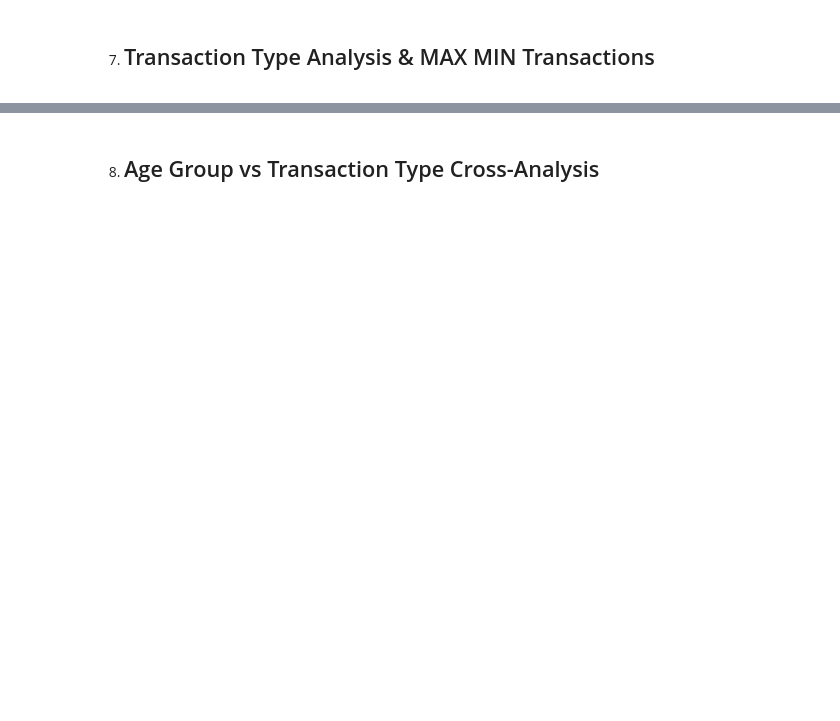
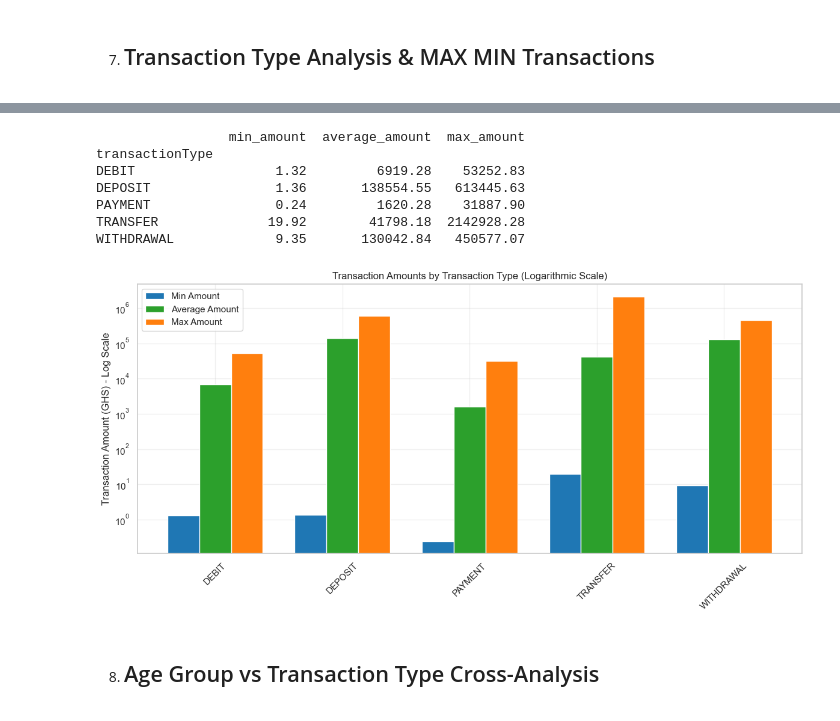
Before and after one commit to Qwodjo/Ghana-mobile-money-insights, a Jupyter notebook: notebooks/EDA_analysis.ipynb, the cells around one changed output, grey strips where cells are left out. Cells and saved outputs as stored; diff of their text form; code cells hidden in the pictures; blank space fills up the shorter version.

```diff
--- a/notebooks/EDA_analysis.ipynb
+++ b/notebooks/EDA_analysis.ipynb
@@ -282,3 +200,48 @@ WITHDRAWAL             9.35       130042.84   450577.07
+# %%
+
+
+# ----------------------------
+# Transaction amount summary per type
+# ----------------------------
+amount_summary = EDA.groupby('transactionType')['amount'].agg(
+    min_amount='min',
+    average_amount='mean',
+    max_amount='max'
+).round(2)
+
+print(amount_summary)
+
+# ----------------------------
+# Single plot with logarithmic scale
+# ----------------------------
+x = np.arange(len(amount_summary))  # positions
+bar_width = 0.25
+
+plt.figure(figsize=(12, 6))
+
+# Plot bars
+plt.bar(x - bar_width, amount_summary['min_amount'], width=bar_width, label='Min Amount', color='#1f77b4')
+plt.bar(x, amount_summary['average_amount'], width=bar_width, label='Average Amount', color='#2ca02c')
+plt.bar(x + bar_width, amount_summary['max_amount'], width=bar_width, label='Max Amount', color='#ff7f0e')
+
+# Labels and layout
+plt.xticks(x, amount_summary.index, rotation=45)
+plt.ylabel('Transaction Amount (GHS) - Log Scale')
+plt.title('Transaction Amounts by Transaction Type (Logarithmic Scale)')
+plt.legend()
+plt.yscale('log')  # Use logarithmic scale to see all values
+plt.grid(True, alpha=0.3)
+plt.tight_layout()
+plt.show()
+# %% [output]
+                 min_amount  average_amount  max_amount
+transactionType
+DEBIT                  1.32         6919.28    53252.83
+DEPOSIT                1.36       138554.55   613445.63
+PAYMENT                0.24         1620.28    31887.90
+TRANSFER              19.92        41798.18  2142928.28
+WITHDRAWAL             9.35       130042.84   450577.07
+[figure, added]
 # %% [markdown]
 8. ## Age Group vs Transaction Type Cross-Analysis
 # %%
```
Also changed, not shown: parts of 19 cells of this notebook, 2 other files.
